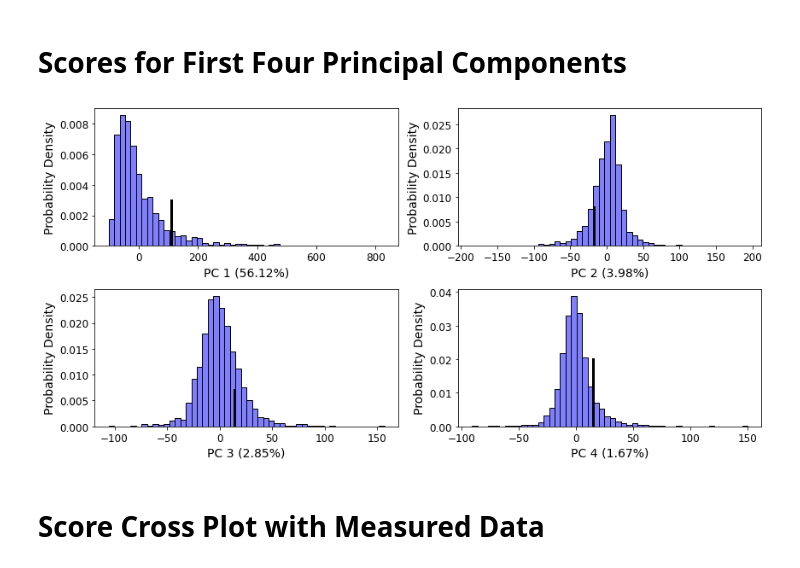
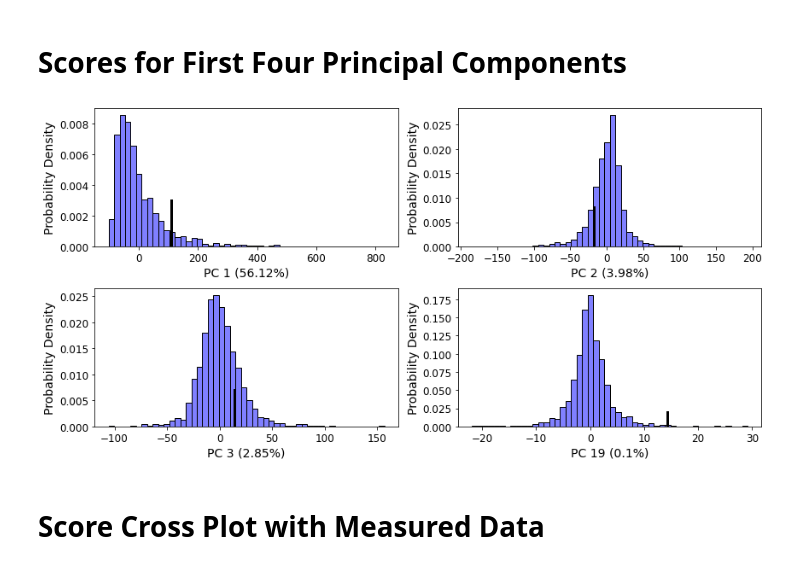
Before and after one commit to ammilten/ERTFaultMonteCarlo, a Jupyter notebook: notebooks/Prior Falsification.ipynb, the cells around one changed output. Saved outputs shown, nothing was run; the diff lists cells and outputs as text; code cells hidden in the pictures.

```diff
--- a/notebooks/Prior Falsification.ipynb
+++ b/notebooks/Prior Falsification.ipynb
@@ -264,35 +268,35 @@ plt.yticks(fontsize=12)
 
 plt.subplot(222)
 r = 1;
 plt.hist(S_pc[:,r],50,density=True,facecolor=(.5,.5,1),edgecolor='k',label='Prior')
 plt.plot([S_real[0][r],S_real[0][r]], [0,.008],'-k',linewidth=3,label='Measured')
 plt.xlabel('PC '+str(r+1)+' ('+str(np.round(pca.explained_variance_ratio_[r]*100,2))+'%)',fontsize=14)
 plt.ylabel('Probability Density',fontsize=14)
 plt.xticks(fontsize=12)
 plt.yticks(fontsize=12)
 
 plt.subplot(223)
 r = 2;
 plt.hist(S_pc[:,r],50,density=True,facecolor=(.5,.5,1),edgecolor='k',label='Prior')
 plt.plot([S_real[0][r],S_real[0][r]], [0,.007],'-k',linewidth=3,label='Measured')
 plt.xlabel('PC '+str(r+1)+' ('+str(np.round(pca.explained_variance_ratio_[r]*100,2))+'%)',fontsize=14)
 plt.ylabel('Probability Density',fontsize=14)
 plt.xticks(fontsize=12)
 plt.yticks(fontsize=12)
 
 plt.subplot(224)
-r = 3;
+r = 18;
 plt.hist(S_pc[:,r],50,density=True,facecolor=(.5,.5,1),edgecolor='k',label='Prior')
 plt.plot([S_real[0][r],S_real[0][r]], [0,.02],'-k',linewidth=3,label='Measured')
 plt.xlabel('PC '+str(r+1)+' ('+str(np.round(pca.explained_variance_ratio_[r]*100,2))+'%)',fontsize=14)
 plt.ylabel('Probability Density',fontsize=14)
 plt.xticks(fontsize=12)
 plt.yticks(fontsize=12)
 
 
 fig.tight_layout()
 # %% [output]
-[figure, old version]
+[figure, new version]
 # %% [markdown]
 # Score Cross Plot with Measured Data
 # %%
```
Also changed, not shown: parts of 15 cells of this notebook, 2 other files.
